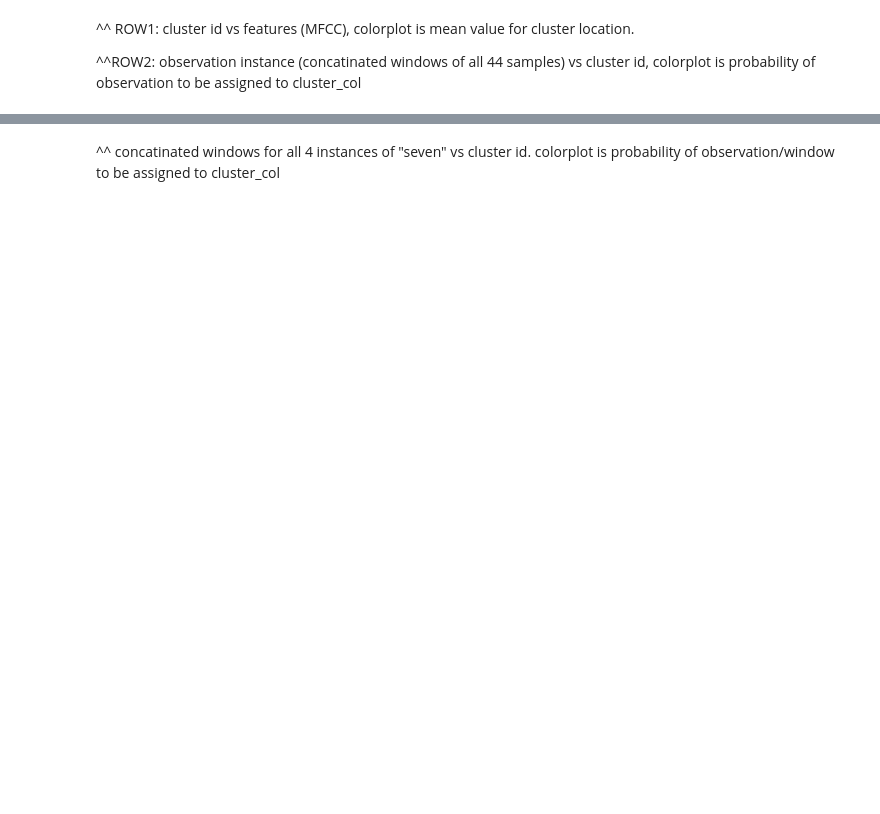
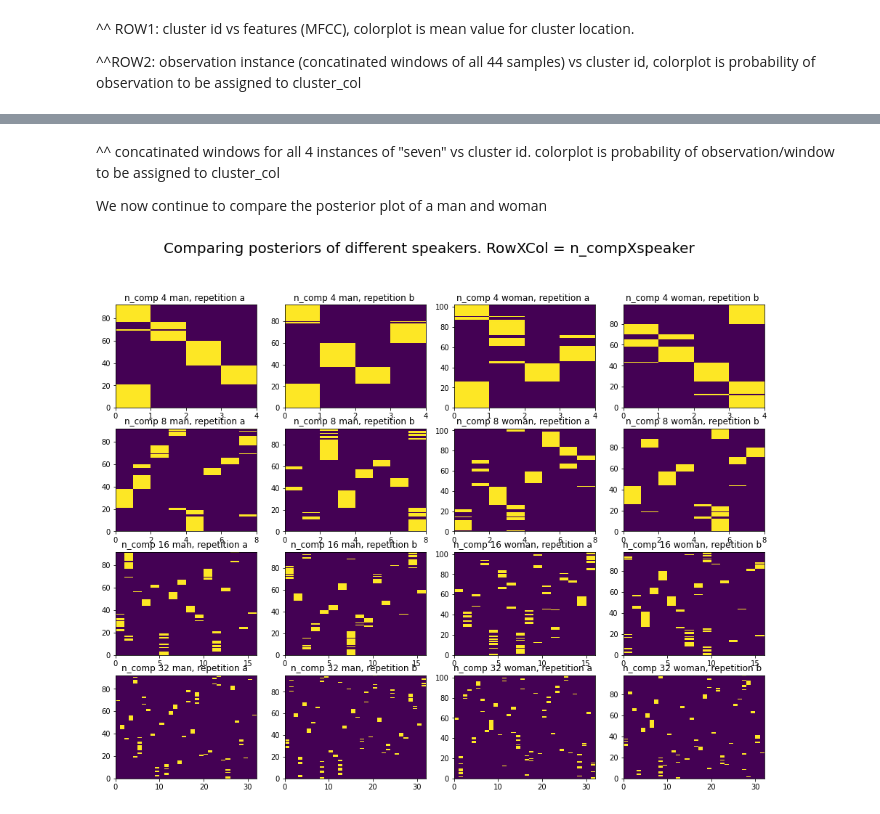
Before and after one commit to kurreman/DT2119_Speech, a Jupyter notebook: KORAY_Lab1.ipynb, the cells around one changed output, grey strips where cells are left out. Saved outputs shown, nothing was run; the diff lists cells and outputs as text; code cells hidden in the pictures; blank space fills up the shorter version.

```diff
--- a/KORAY_Lab1.ipynb
+++ b/KORAY_Lab1.ipynb
@@ -198,2 +198,20 @@ plt.show()
 # %% [markdown]
 ^^ concatinated windows for all 4 instances of "seven" vs cluster id. colorplot is probability of observation/window to be assigned to cluster_col
+
+We now continue to compare the posterior plot of a man and woman
+# %%
+
+fig, axs = plt.subplots(4,4,figsize=(16, 12))
+for j, speaker_id in enumerate(id_seven):
+    speaker_data = data[speaker_id]
+    Mlfcc_curr_speaker = speaker_data["lmfcc"]
+    for i, components in enumerate(components_list):
+        GMM = GaussianMixture(n_components=components)
+        gmm_plot_posts = GMM.fit(Mlfcc_curr_speaker).predict_proba(Mlfcc_curr_speaker)
+        axs[i][j].pcolormesh(gmm_plot_posts)
+        axs[i][j].set_title("n_comp {} {}, repetition {} ".format(str(components),str(speaker_data["gender"]),str(speaker_data["repetition"])))
+
+plt.suptitle('Comparing posteriors of different speakers. RowXCol = n_compXspeaker',fontsize=20)
+plt.show()
+# %% [output]
+[figure, added]
```
Also changed, not shown: parts of 3 cells of this notebook, 1 other file.
